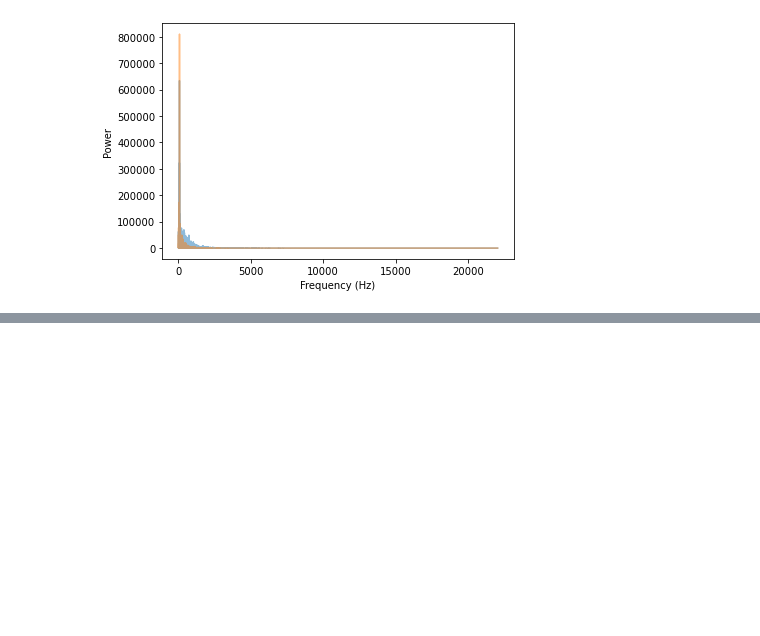
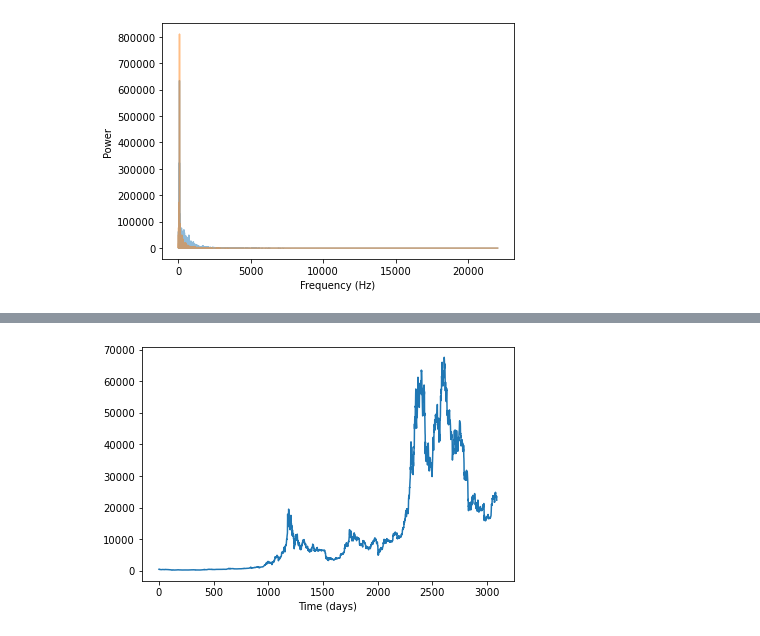
Before and after one commit to dee-tree/telecom-labs, a Jupyter notebook: labs/lab4/lab4.ipynb, the cells around one changed output, grey strips where cells are left out. Saved outputs shown, nothing was run; the diff lists cells and outputs as text; code cells hidden in the pictures; blank space fills up the shorter version.

```diff
--- a/labs/lab4/lab4.ipynb
+++ b/labs/lab4/lab4.ipynb
@@ -71,0 +136,4 @@ decorate(xlabel='Frequency (Hz)', ylabel='Power')
+# %%
+import pandas as pd
+
+df = pd.read_csv('BTC-USD_2023.csv', parse_dates=[0])
@@ -71,0 +158,11 @@ decorate(xlabel='Frequency (Hz)', ylabel='Power')
+# %%
+ys = df['Close']
+ts = df.index
+# %%
+from labs.thinkdsp import Wave
+
+wave = Wave(ys, ts, framerate=1)
+wave.plot()
+decorate(xlabel='Time (days)')
+# %% [output]
+[figure, added]
```
Also changed, not shown: parts of 64 cells of this notebook, 1 other file.
